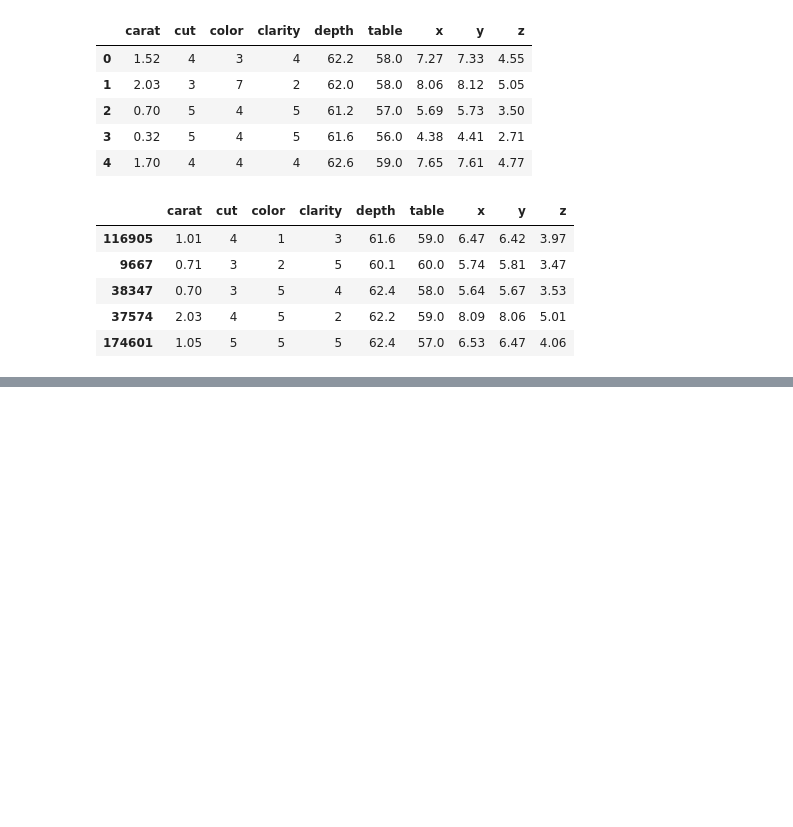
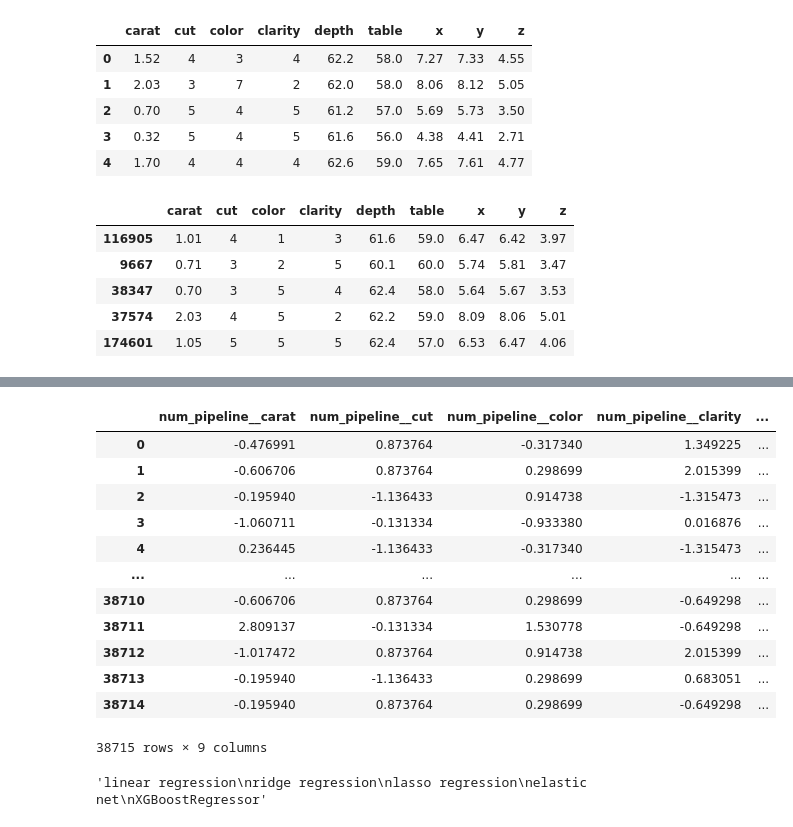
Before and after one commit to Shiva-Prasad-Naroju/MLOps-end-to-end-prac, a Jupyter notebook: experiment/experiments.ipynb, the cells around one changed output, grey strips where cells are left out. Cells and saved outputs as stored; diff of their text form; code cells hidden in the pictures; blank space fills up the shorter version.

```diff
--- a/experiment/experiments.ipynb
+++ b/experiment/experiments.ipynb
@@ -257,0 +307,24 @@ ValueError: A given column is not a column of the dataframe
+# %%
+X_test
+# %% [output]
+|  | num_pipeline__carat | num_pipeline__cut | num_pipeline__color | num_pipeline__clarity | ... |
+| 0 | -0.476991 | 0.873764 | -0.317340 | 1.349225 | ... |
+| 1 | -0.606706 | 0.873764 | 0.298699 | 2.015399 | ... |
+| 2 | -0.195940 | -1.136433 | 0.914738 | -1.315473 | ... |
+| 3 | -1.060711 | -0.131334 | -0.933380 | 0.016876 | ... |
+| 4 | 0.236445 | -1.136433 | -0.317340 | -1.315473 | ... |
+| ... | ... | ... | ... | ... | ... |
+| 38710 | -0.606706 | 0.873764 | 0.298699 | -0.649298 | ... |
+| 38711 | 2.809137 | -0.131334 | 1.530778 | -0.649298 | ... |
+| 38712 | -1.017472 | 0.873764 | 0.914738 | 2.015399 | ... |
+| 38713 | -0.195940 | -1.136433 | 0.298699 | 0.683051 | ... |
+| 38714 | -0.195940 | 0.873764 | 0.298699 | -0.649298 | ... |
+38715 rows × 9 columns
+# %%
+"""linear regression
+ridge regression
+lasso regression
+elastic net
+XGBoostRegressor"""
+# %% [output]
+'linear regression\nridge regression\nlasso regression\nelastic net\nXGBoostRegressor'
```
Also changed, not shown: parts of 20 cells of this notebook.
